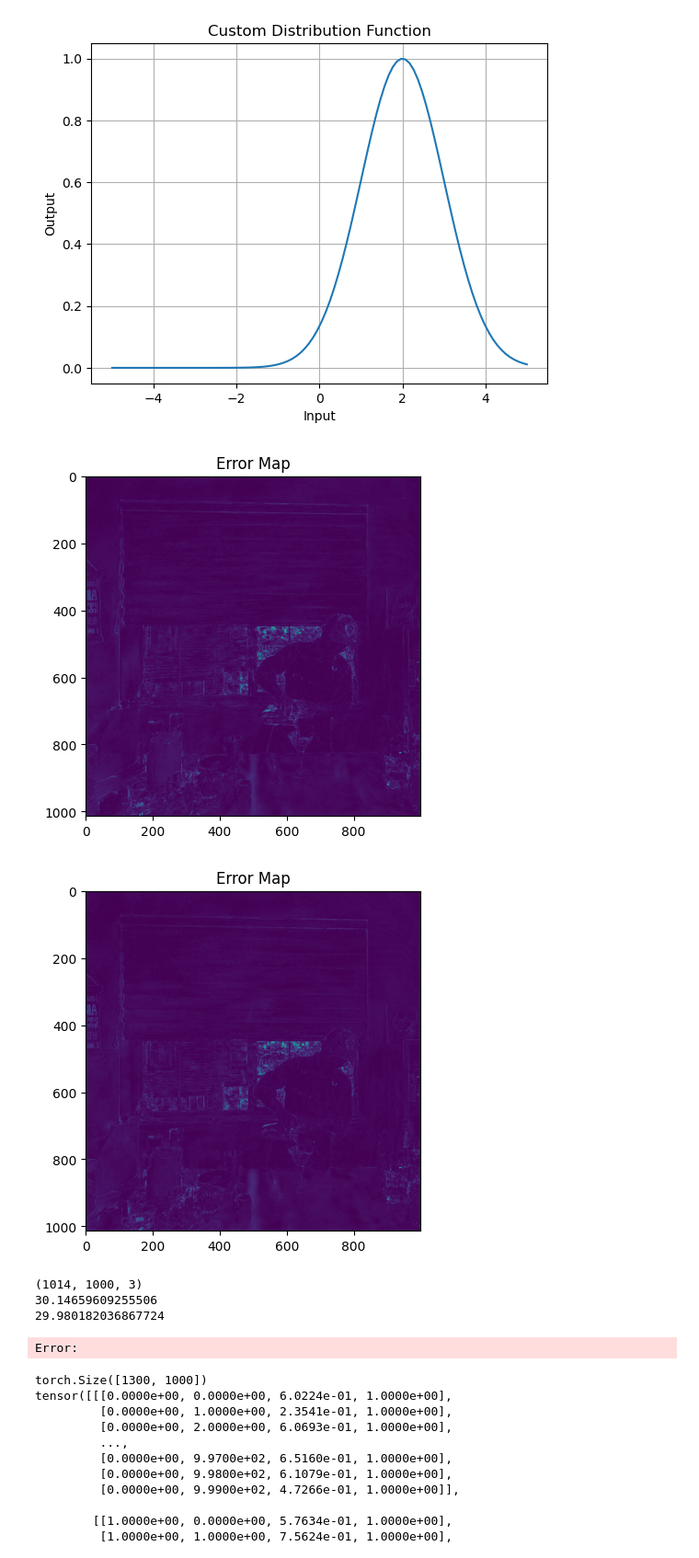
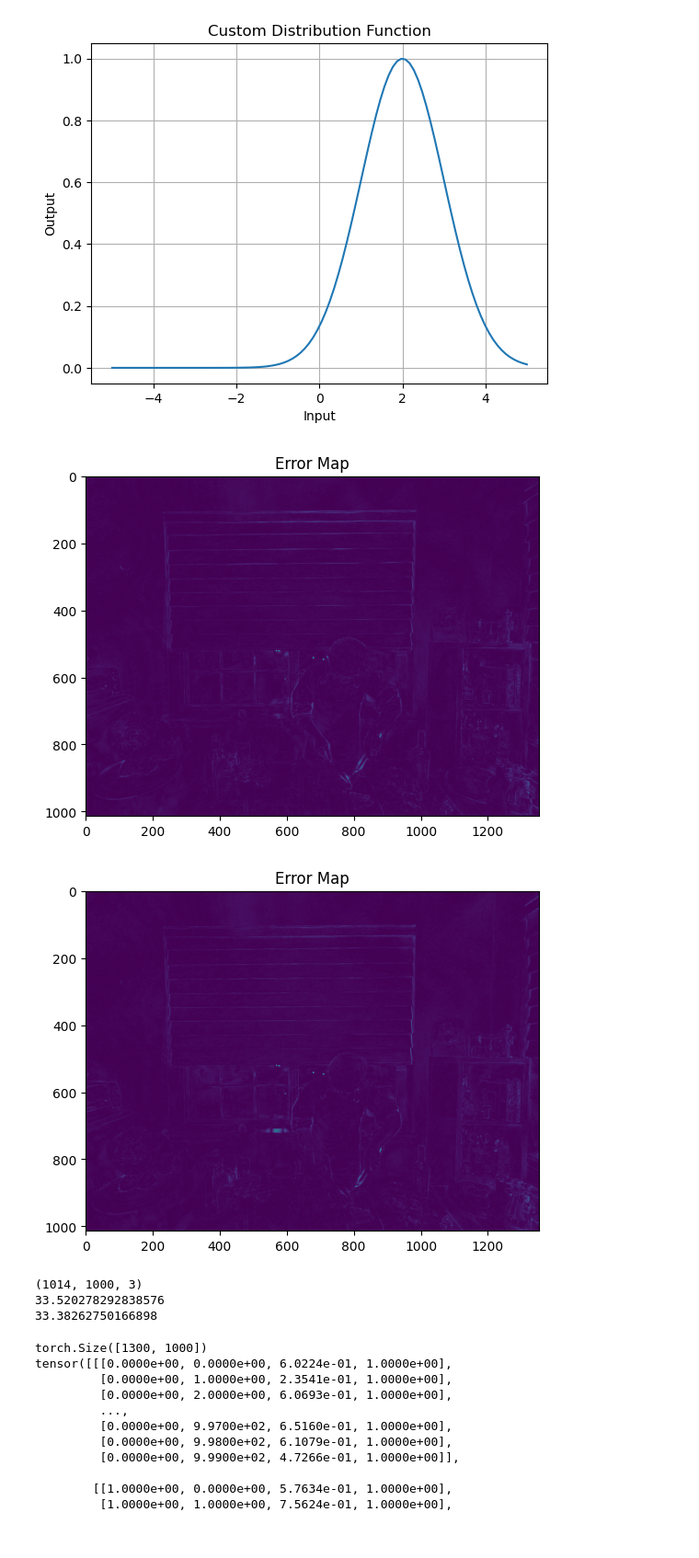
Before and after one commit to yjb6/gaussian, a Jupyter notebook: test.ipynb, the cells around one changed output. Shown at 92% size. Cells and saved outputs as stored; diff of their text form; code cells hidden in the pictures.

Commit message:
hexmip

```diff
--- a/test.ipynb
+++ b/test.ipynb
@@ -624,47 +653,47 @@ def compute_error_map(image1, image2):
 # 读取两张图像
 # log/coffee/hexplane_t75_nosh_newdata_hexvt_vt
 
-image1 = cv2.imread('log/coffee/hexplane/test/ours_20000/gt/00080.png')
+image1 = cv2.imread('../datasets/neural_3D/cut_roasted_beef/cam00/5.png')
+image1 = cv2.resize(image1,(1352,1014))
 # 'log/coffee/hexplane_t150_nosh_newdata_exp4_dstd1e-4_normintergral_all_m1_1000static'
-image2 = cv2.imread('log/coffee/hexmip_256256_mininter16/test/ours_12000/renders/00080.png')
+image2 = cv2.imread('log/beef/hexmip_256256_pz_npw_densifytil7k_tcentersigmoid_uniforminit/test/ours_10000/renders/00005.png')
 
 # image2 = cv2.imread('log/coffee/coarse2fine_hexmip_coarse25000/test/ours_6000/renders/00000.png')
-image3 = cv2.imread('log/coffee/hexplane_t150_nosh_newdata_st_exp4_dstd1e-4_normintergral_all_m1_1000static/test/ours_12000/renders/00080.png')
+image3 = cv2.imread('log/beef/hexmip_256256_pz_npw_densifytil7k/test/ours_10000/renders/00005.png')
 
-image1 = image1[:,:1000]
-image2 = image2[:,:1000]
-image3 = image3[:,:1000]
+# image1 = image1[:500,:]
+# image2 = image2[:500,:]
+# image3 = image3[:500,:]
 
 # 计算误差图
 error_map_1 = compute_error_map(image1, image2)
 error_map_2 = compute_error_map(image1, image3)
 
 # 绘制原始图像和误差图
 # plt.subplot(131), plt.imshow(cv2.cvtColor(image1, cv2.COLOR_BGR2RGB)), plt.title('Image 1')
 # plt.subplot(132), plt.imshow(cv2.cvtColor(image2, cv2.COLOR_BGR2RGB)), plt.title('Image 2')
 # plt.subplot(133),
 # plt.subplot(121),
 plt.imshow(error_map_1, cmap='viridis'), plt.title('Error Map')
 plt.show()
 # plt.subplot(122),
 plt.imshow(error_map_2, cmap='viridis'), plt.title('Error Map')
 plt.show()
 
 def copute_psnr(img1, img2):
     # 计算均方误差
     mse = np.mean((img1 / 255. - img2 / 255.) ** 2)
     psnr = 10 * np.log10(1. / mse)
     return psnr
 print(image1[:,:1000].shape)
 print(copute_psnr(image1, image2)) #右侧对结果的影响太大了
 print(copute_psnr(image1, image3))
 # %% [output]
-[figure, old version]
+[figure, new version]
-[figure, old version]
+[figure, new version]
 (1014, 1000, 3)
-30.14659609255506
-29.980182036867724
+33.520278292838576
+33.38262750166898
-Error:
 # %%
 import torch
 w=1300
```
Also changed, not shown: parts of 5 cells of this notebook, 16 other files.
